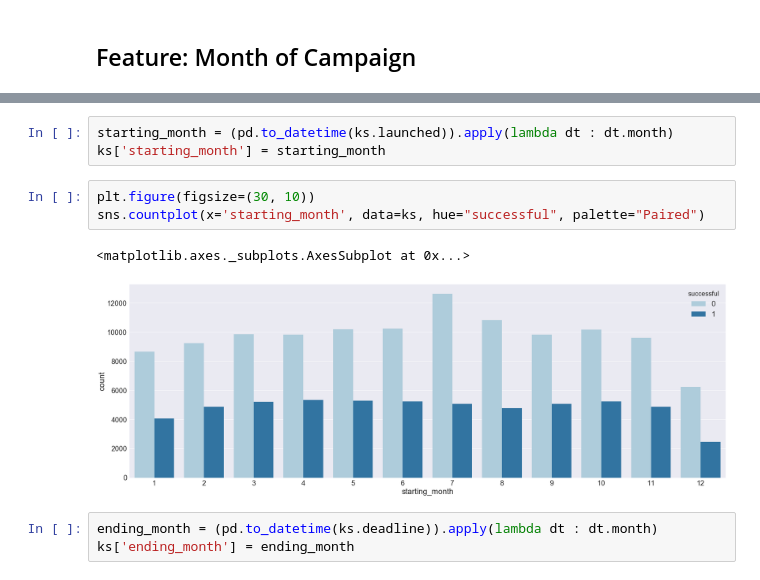
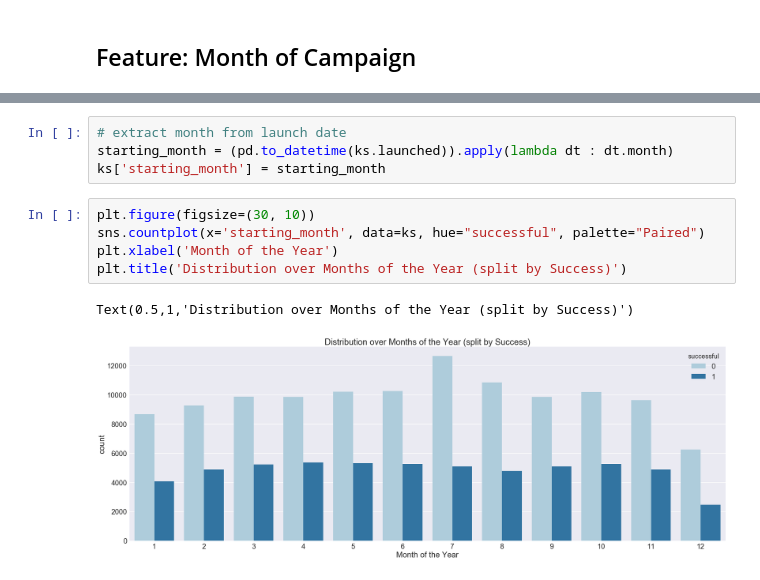
Before and after one commit to gkim98/KickoffKickstarter, a Jupyter notebook: Kickstarter Draft 2.ipynb, the cells around one changed output, grey strips where cells are left out. Cells and saved outputs as stored; diff of their text form.

```diff
--- a/Kickstarter Draft 2.ipynb
+++ b/Kickstarter Draft 2.ipynb
@@ -249,12 +267,12 @@ The length of the title actually has a much larger effect on success rate than I
 # %%
+# extract month from launch date
 starting_month = (pd.to_datetime(ks.launched)).apply(lambda dt : dt.month)
 ks['starting_month'] = starting_month
 # %%
 plt.figure(figsize=(30, 10))
 sns.countplot(x='starting_month', data=ks, hue="successful", palette="Paired")
+plt.xlabel('Month of the Year')
+plt.title('Distribution over Months of the Year (split by Success)')
 # %% [output]
-<matplotlib.axes._subplots.AxesSubplot at 0x...>
+Text(0.5,1,'Distribution over Months of the Year (split by Success)')
-[figure, old version]
+[figure, new version]
-# %%
-ending_month = (pd.to_datetime(ks.deadline)).apply(lambda dt : dt.month)
-ks['ending_month'] = ending_month
```
Also changed, not shown: parts of 23 cells of this notebook.
